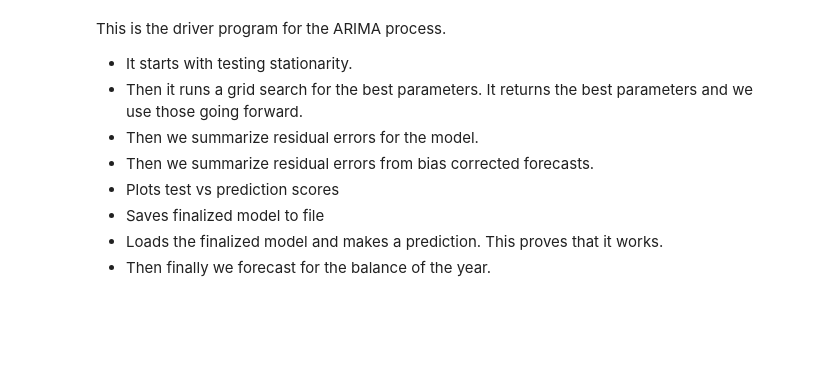
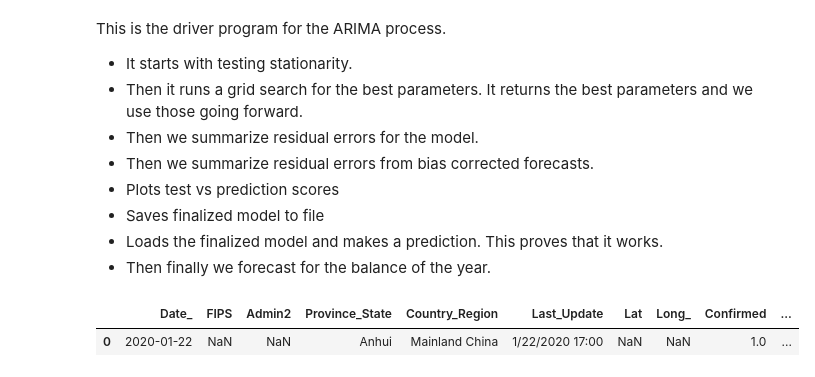
Before and after one commit to LindsayMoir/arima, a Jupyter notebook: arima_driver.ipynb, the cells around one changed output. Drawn from its saved outputs; the diff is of its cells as text; code cells hidden in the pictures; blank space fills up the shorter version.

```diff
--- a/arima_driver.ipynb
+++ b/arima_driver.ipynb
@@ -33,4 +33,13 @@ arg_dict = {'file_name_1': r'data\all_df.csv',
             'split_value': .5,
             'bias': 0,
             'date': '12-31-2020'}
+# %%
+# Need to load John Hopkins data
+df, li_set = ld.driver(arg_dict)
+
+# Look at all of the available columns
+df.head(1)
+# %% [output]
+|  | Date_ | FIPS | Admin2 | Province_State | Country_Region | Last_Update | Lat | Long_ | Confirmed | ... |
+| 0 | 2020-01-22 | NaN | NaN | Anhui | Mainland China | 1/22/2020 17:00 | NaN | NaN | 1.0 | ... |
 # %%
```
Also changed, not shown: parts of 8 cells of this notebook, 13 other files.
